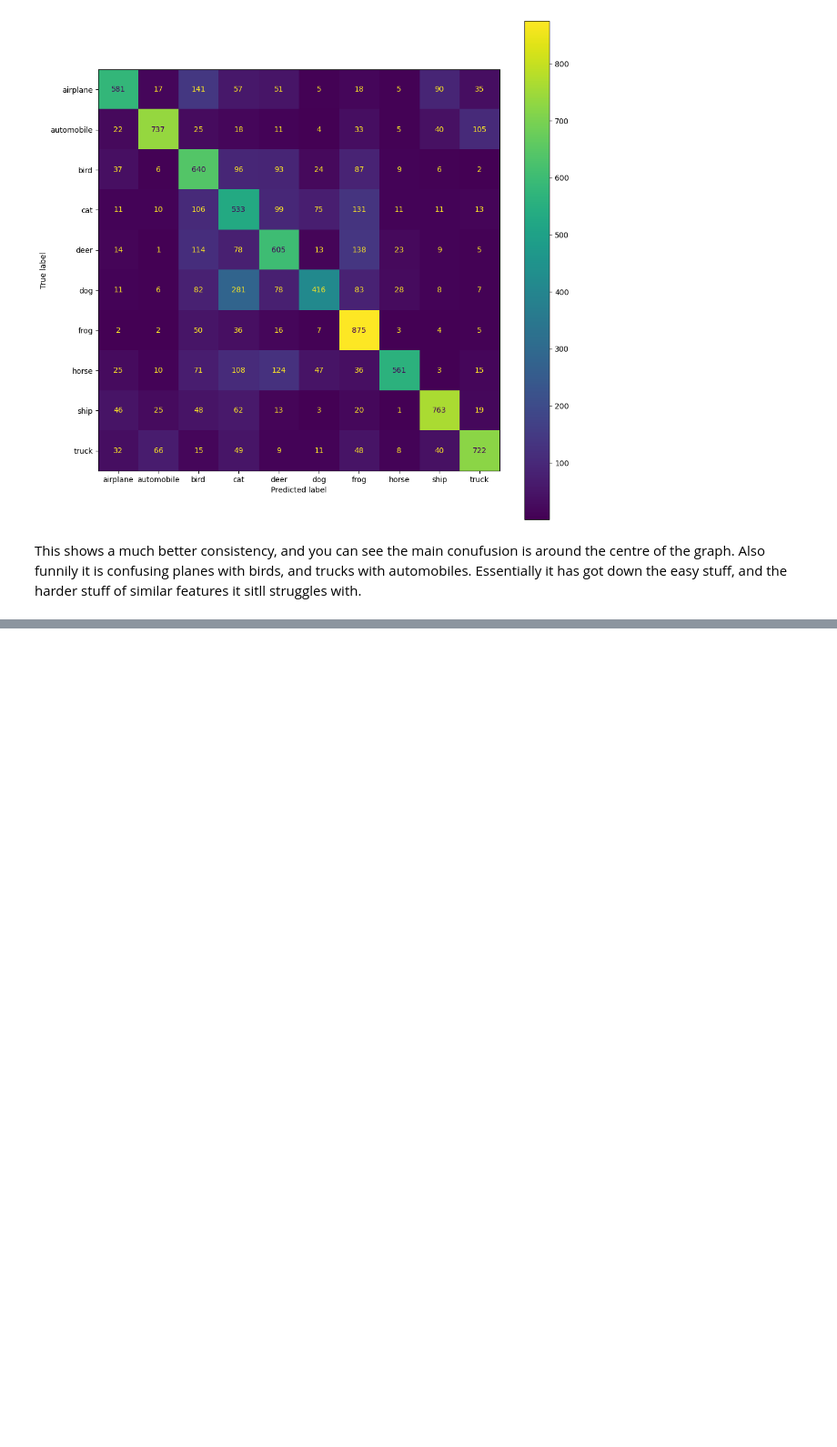
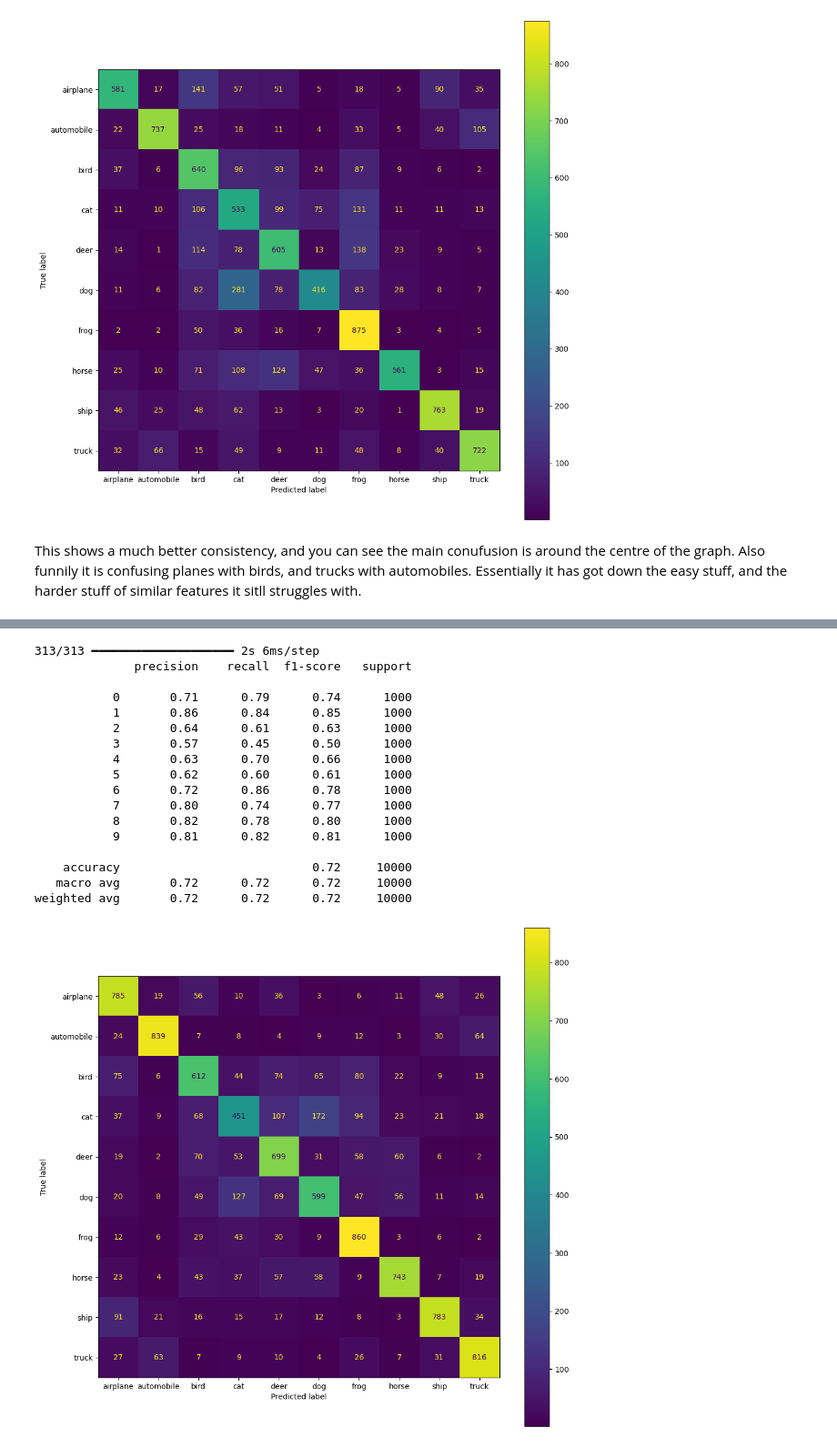
Before and after one commit to alfierushby/multiclass_classifier, a Jupyter notebook: Project.ipynb, the cells around one changed output, grey strips where cells are left out. Shown at 91% size. Saved outputs shown, nothing was run; the diff lists cells and outputs as text; code cells hidden in the pictures; blank space fills up the shorter version.

```diff
--- a/Project.ipynb
+++ b/Project.ipynb
@@ -337,7 +327,8 @@ Although the accuracy is about identical, the confusion matrix shows that there
 # %% [markdown]
 # Building a Deep Learning CNN
 # %%
-layers = tf.keras.layers
+from tensorflow.keras import datasets, layers, models, losses
+
 num_filters = 32
 
 model_cnn = tf.keras.models.Sequential([
@@ -345,10 +336,13 @@ model_cnn = tf.keras.models.Sequential([
     layers.Conv2D(num_filters, (3, 3), activation='relu'),
     layers.BatchNormalization(),
     layers.MaxPooling2D((2, 2)),
+
     layers.Conv2D(num_filters*2, (3, 3), activation='relu'),
     layers.BatchNormalization(),
     layers.MaxPooling2D((2, 2)),
+
     layers.Conv2D(num_filters*2, (3, 3), activation='relu'),
+
     layers.Flatten(),
     layers.Dense(64, activation='relu'),
     layers.Dense(10)
@@ -428,20 +422,28 @@ This shows a much better consistency, and you can see the main conufusion is aro
 
 Alexnet uses local response normalisation, and assumes a larger image input, so I will try these with a deeper network.
 # %%
-num_filters = 32
+num_filters = 64
 
-model_cnn = tf.keras.models.Sequential([
-    layers.experimental.preprocessing.Resizing(224, 224, interpolation="bilinear", input_shape=x_train.shape[1:])
+model_cnn_adam = tf.keras.models.Sequential([
+    layers.Input((32, 32, 3)),
     layers.Conv2D(num_filters, (3, 3), activation='relu'),
     layers.BatchNormalization(),
     layers.MaxPooling2D((2, 2)),
+
+
     layers.Conv2D(num_filters*2, (3, 3), activation='relu'),
     layers.BatchNormalization(),
     layers.MaxPooling2D((2, 2)),
-    layers.Conv2D(num_filters*2, (3, 3), activation='relu'),
+
+
+    layers.Conv2D(num_filters*4, (3, 3), activation='relu'),
+    layers.BatchNormalization(),
+    layers.Conv2D(num_filters*4, (3, 3), activation='relu'),
+    layers.BatchNormalization(),
+
     layers.Flatten(),
-    layers.Dense(64, activation='relu'),
+    layers.Dense(1024, activation='relu'),
     layers.Dense(10)
 ])
 
-model_cnn.summary()
+model_cnn_adam.summary()
@@ -447,0 +476,9 @@ model_cnn.summary()
+# %%
+loss_fn = tf.keras.losses.SparseCategoricalCrossentropy(from_logits=True)
+
+model_cnn_adam.compile(optimizer='adam',
+              loss=loss_fn,
+              metrics=['accuracy'])
+callback = keras.callbacks.EarlyStopping(monitor='val_loss',patience=5)
+
+model_cnn_adam.fit(x_train,y_train,epochs=25,validation_data=(x_test, y_test),callbacks=[callback])
@@ -447,0 +501,21 @@ model_cnn.summary()
+# %%
+confusion_matrix_generate(y_test,x_test,model_cnn_adam)
+# %% [output]
+313/313 ━━━━━━━━━━━━━━━━━━━━ 2s 6ms/step
+              precision    recall  f1-score   support
+
+           0       0.71      0.79      0.74      1000
+           1       0.86      0.84      0.85      1000
+           2       0.64      0.61      0.63      1000
+           3       0.57      0.45      0.50      1000
+           4       0.63      0.70      0.66      1000
+           5       0.62      0.60      0.61      1000
+           6       0.72      0.86      0.78      1000
+           7       0.80      0.74      0.77      1000
+           8       0.82      0.78      0.80      1000
+           9       0.81      0.82      0.81      1000
+
+    accuracy                           0.72     10000
+   macro avg       0.72      0.72      0.72     10000
+weighted avg       0.72      0.72      0.72     10000
+[figure, added]
```
Also changed, not shown: parts of 13 cells of this notebook.
